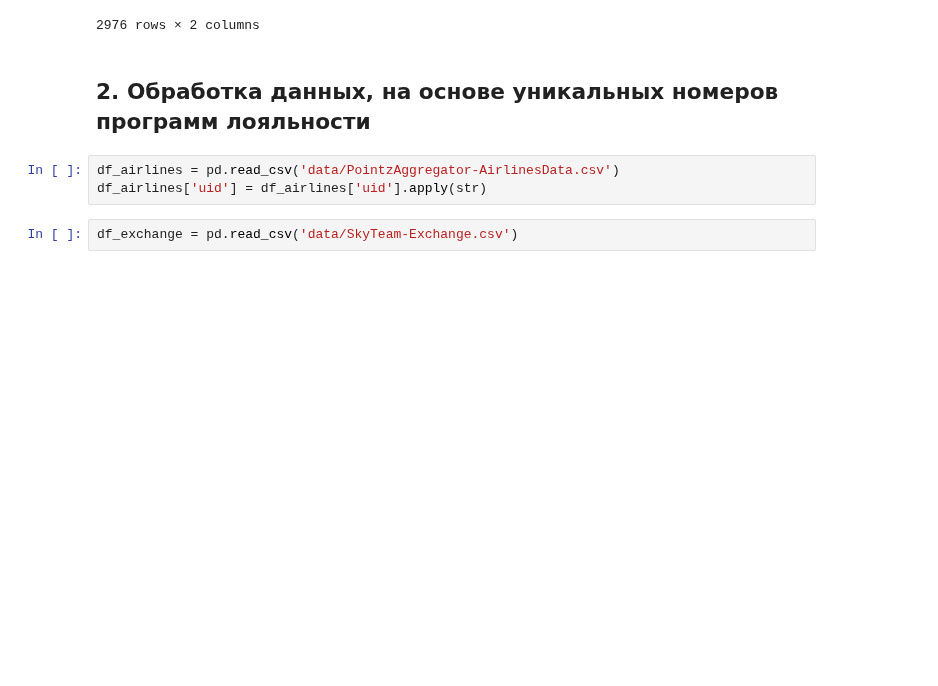
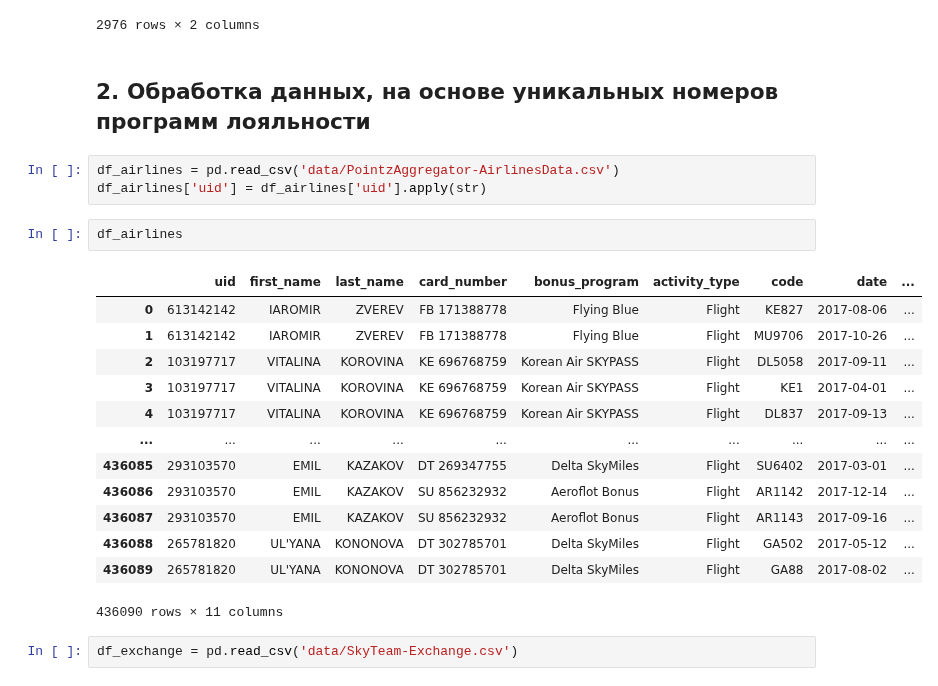
Before and after one commit to kudmo/SpyLab, a Jupyter notebook: main.ipynb, the cells around one changed output. Cells and saved outputs as stored; diff of their text form; blank space fills up the shorter version.

```diff
--- a/main.ipynb
+++ b/main.ipynb
@@ -97,5 +129,21 @@ docs
 # %%
 df_airlines = pd.read_csv('data/PointzAggregator-AirlinesData.csv')
 df_airlines['uid'] = df_airlines['uid'].apply(str)
+# %%
+df_airlines
+# %% [output]
+|  | uid | first_name | last_name | card_number | bonus_program | activity_type | code | date | ... |
+| 0 | 613142142 | IAROMIR | ZVEREV | FB 171388778 | Flying Blue | Flight | KE827 | 2017-08-06 | ... |
+| 1 | 613142142 | IAROMIR | ZVEREV | FB 171388778 | Flying Blue | Flight | MU9706 | 2017-10-26 | ... |
+| 2 | 103197717 | VITALINA | KOROVINA | KE 696768759 | Korean Air SKYPASS | Flight | DL5058 | 2017-09-11 | ... |
+| 3 | 103197717 | VITALINA | KOROVINA | KE 696768759 | Korean Air SKYPASS | Flight | KE1 | 2017-04-01 | ... |
+| 4 | 103197717 | VITALINA | KOROVINA | KE 696768759 | Korean Air SKYPASS | Flight | DL837 | 2017-09-13 | ... |
+| ... | ... | ... | ... | ... | ... | ... | ... | ... | ... |
+| 436085 | 293103570 | EMIL | KAZAKOV | DT 269347755 | Delta SkyMiles | Flight | SU6402 | 2017-03-01 | ... |
+| 436086 | 293103570 | EMIL | KAZAKOV | SU 856232932 | Aeroflot Bonus | Flight | AR1142 | 2017-12-14 | ... |
+| 436087 | 293103570 | EMIL | KAZAKOV | SU 856232932 | Aeroflot Bonus | Flight | AR1143 | 2017-09-16 | ... |
+| 436088 | 265781820 | UL'YANA | KONONOVA | DT 302785701 | Delta SkyMiles | Flight | GA502 | 2017-05-12 | ... |
+| 436089 | 265781820 | UL'YANA | KONONOVA | DT 302785701 | Delta SkyMiles | Flight | GA88 | 2017-08-02 | ... |
+436090 rows × 11 columns
 # %%
 df_exchange = pd.read_csv('data/SkyTeam-Exchange.csv')
```
Also changed, not shown: parts of 7 cells of this notebook.
